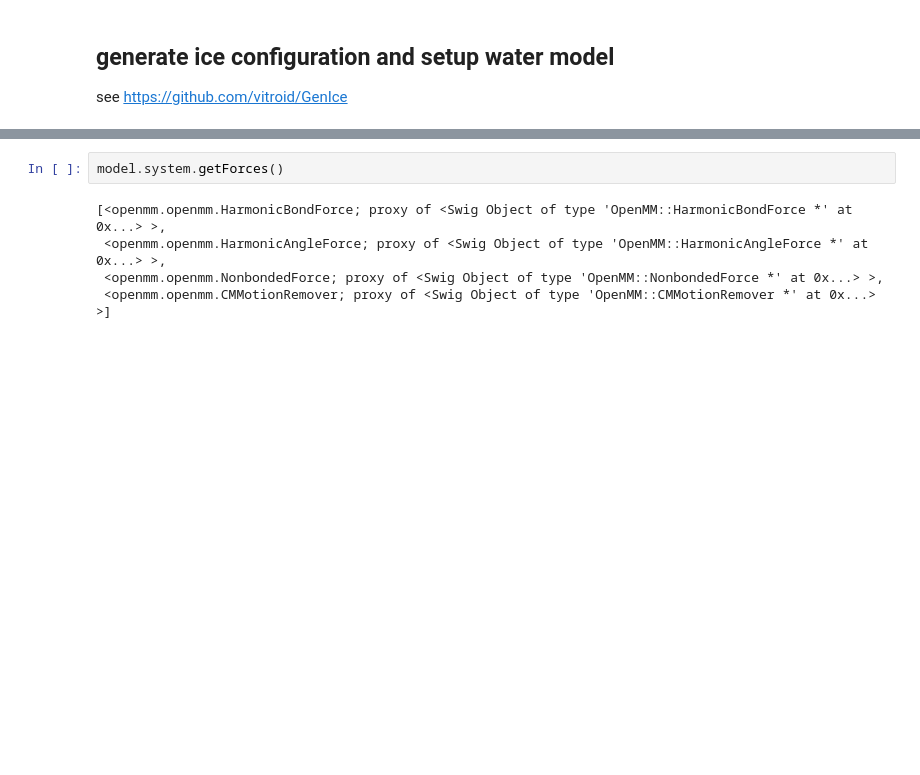
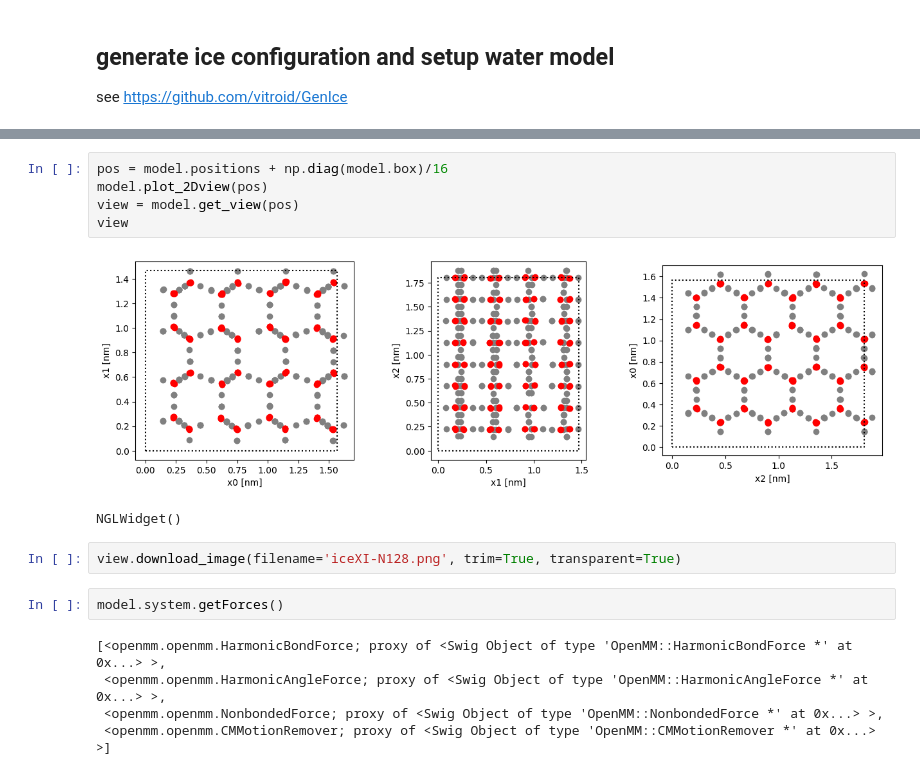
Before and after one commit to noegroup/rigid-flows, a Jupyter notebook: data/water/setup_ice_box.ipynb, the cells around one changed output, grey strips where cells are left out. Cells and saved outputs as stored; diff of their text form; blank space fills up the shorter version.

```diff
--- a/data/water/setup_ice_box.ipynb
+++ b/data/water/setup_ice_box.ipynb
@@ -82,4 +82,14 @@ nonbondedCutoff: 1 (3.16021 [sigmaLJ])
 NGLWidget()
+# %%
+pos = model.positions + np.diag(model.box)/16
+model.plot_2Dview(pos)
+view = model.get_view(pos)
+view
+# %% [output]
+[figure, added]
+NGLWidget()
+# %%
+view.download_image(filename='iceXI-N128.png', trim=True, transparent=True)
 # %%
 model.system.getForces()
 # %% [output]
```
Also changed, not shown: parts of 2 cells of this notebook, 6 other files.
